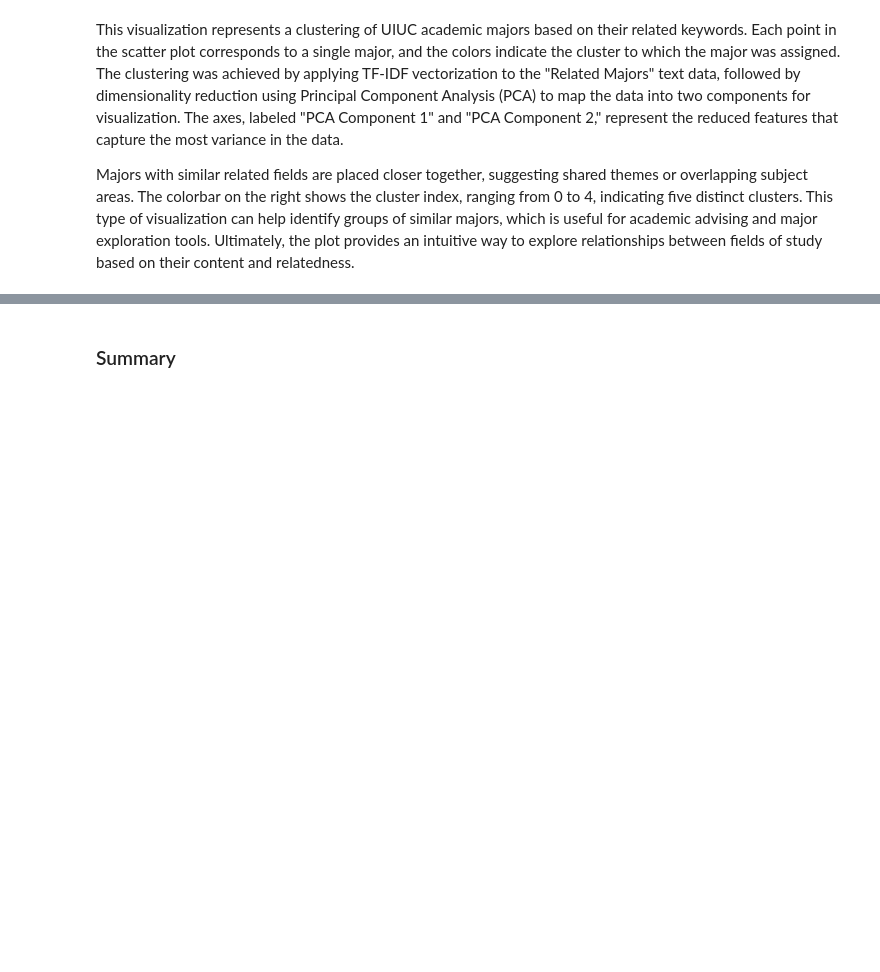
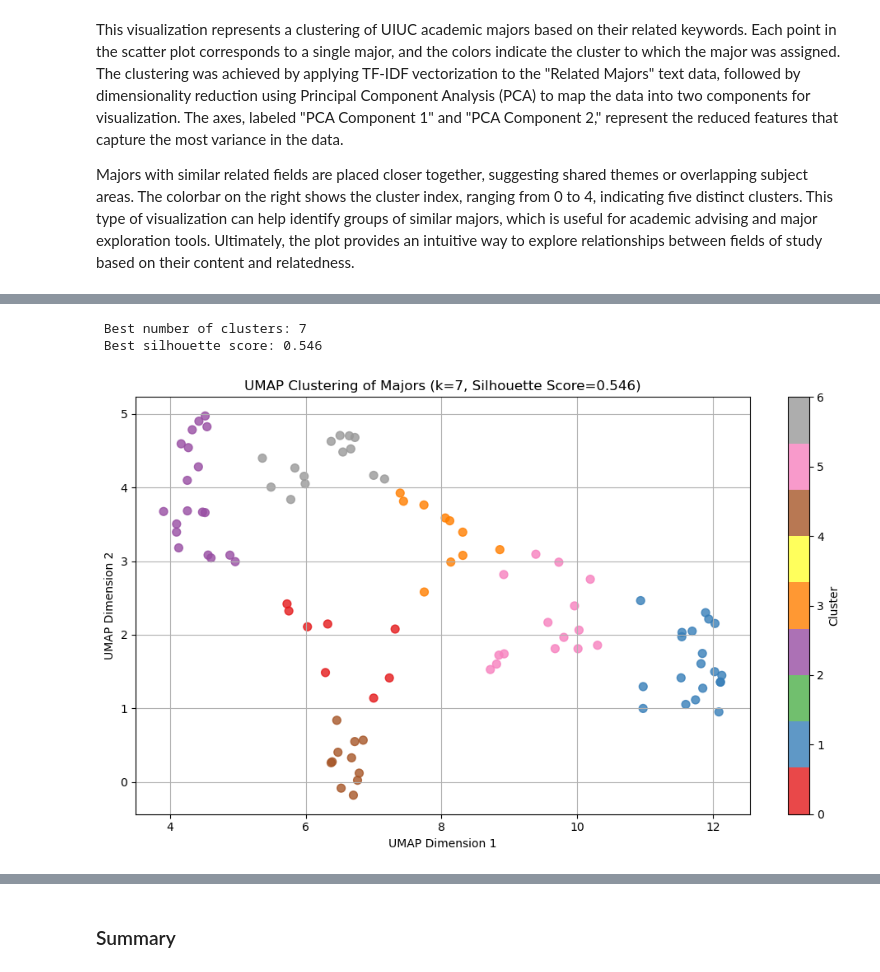
Before and after one commit to cwill95act/AI_ACADEMIC_ADVISOR, a Jupyter notebook: backend/data/data_manipulation.ipynb, the cells around one changed output, grey strips where cells are left out. Saved outputs shown, nothing was run; the diff lists cells and outputs as text; code cells hidden in the pictures; blank space fills up the shorter version.

Commit message:
updating UMAP

```diff
--- a/backend/data/data_manipulation.ipynb
+++ b/backend/data/data_manipulation.ipynb
@@ -360,3 +360,34 @@ plt.show()
 This visualization represents a clustering of UIUC academic majors based on their related keywords. Each point in the scatter plot corresponds to a single major, and the colors indicate the cluster to which the major was assigned. The clustering was achieved by applying TF-IDF vectorization to the "Related Majors" text data, followed by dimensionality reduction using Principal Component Analysis (PCA) to map the data into two components for visualization. The axes, labeled "PCA Component 1" and "PCA Component 2," represent the reduced features that capture the most variance in the data.
 
 Majors with similar related fields are placed closer together, suggesting shared themes or overlapping subject areas. The colorbar on the right shows the cluster index, ranging from 0 to 4, indicating five distinct clusters. This type of visualization can help identify groups of similar majors, which is useful for academic advising and major exploration tools. Ultimately, the plot provides an intuitive way to explore relationships between fields of study based on their content and relatedness.
+# %%
+import pandas as pd
+from sentence_transformers import SentenceTransformer
+import umap
+from sklearn.cluster import KMeans
+from sklearn.metrics import silhouette_score
+import matplotlib.pyplot as plt
+
+# Load your data
+text_data = major_data_df["Related Majors"]
+
+#convert text into meaning for the model
+model = SentenceTransformer('all-MiniLM-L6-v2')
+X_embed = model.encode(text_data, show_progress_bar=True)
+
+# using UMAP (preserves cluster structure which overall makes it btr)
+umap_reducer = umap.UMAP(n_components=2, random_state=42)
+X_umap = umap_reducer.fit_transform(X_embed)
+
+# Find best number of clusters (k) using silhouette score
+best_score = -1
+best_k = 2
+for k in range(2, 11):
+    kmeans = KMeans(n_clusters=k, random_state=42, n_init='auto')
+    labels = kmeans.fit_predict(X_umap)
+    score = silhouette_score(X_umap, labels)
+    print(f"k={k}, Silhouette Score={score:.3f}")
+    if score > best_score:
+        best_score = score
+        best_k = k
+        best_labels = labels
@@ -362,0 +404,22 @@ Majors with similar related fields are placed closer together, suggesting shared
+# %%
+print(f"\n Best number of clusters: {best_k}")
+print(f" Best silhouette score: {best_score:.3f}")
+# %% [output]
+ Best number of clusters: 7
+ Best silhouette score: 0.546
+# %%
+#  best cluster goes to the DataFrame
+major_data_df["Cluster"] = best_labels
+
+# Plot final clusters
+plt.figure(figsize=(10, 6))
+scatter = plt.scatter(X_umap[:, 0], X_umap[:, 1], c=best_labels, cmap='Set1', s=50, alpha=0.8)
+plt.title(f"UMAP Clustering of Majors (k={best_k}, Silhouette Score={best_score:.3f})")
+plt.xlabel("UMAP Dimension 1")
+plt.ylabel("UMAP Dimension 2")
+plt.colorbar(scatter, label="Cluster")
+plt.grid(True)
+plt.tight_layout()
+plt.show()
+# %% [output]
+[figure, added]
```
Also changed, not shown: parts of 7 cells of this notebook, 3 other files.
